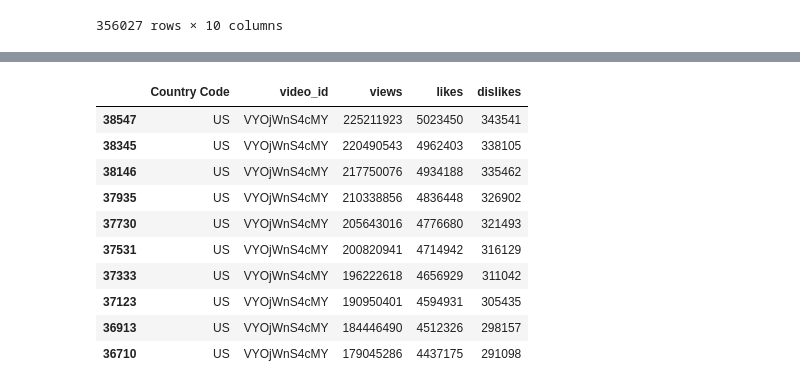
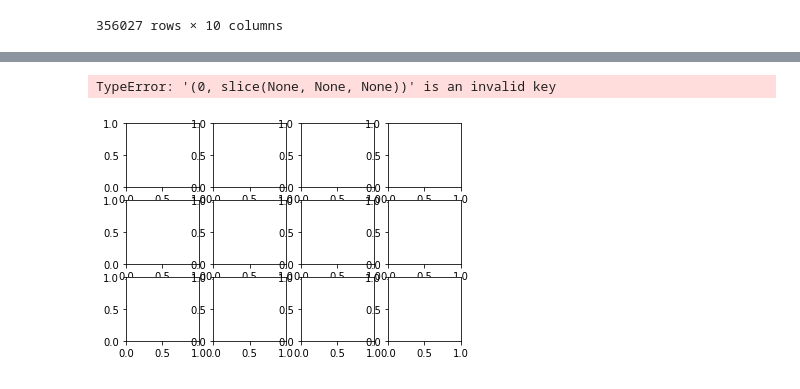
Before and after one commit to jherberg462/python-project, a Jupyter notebook: chris_analysis-Copy1.ipynb, the cells around one changed output, grey strips where cells are left out. Saved outputs shown, nothing was run; the diff lists cells and outputs as text; code cells hidden in the pictures.

```diff
--- a/chis_analysis.ipynb
+++ b/chris_analysis-Copy1.ipynb
@@ -115,19 +113,36 @@ data_jp = JP.loc[:,["Country Code", "video_id","views", "likes", "dislikes"]]
 
 data_kr = KR.loc[:,["Country Code", "video_id", "views", "likes", "dislikes"]]
 #data_kr
+# %%
+t = "Likes, Dislikes, and comments per Country"
+X  = df[['likes','dislikes','comment_count']]
+
+
+fig, axes= plt.subplots(3, 4)
+
+for i, ax in enumerate(axes.flatten()):
+    x = X[i,:]/np.sum(X[i,:])
+    ax.pie(x, autopct="%.1f%%", pctdistance=0.9)
+    ax.set_title(t.split()[i])
+
+plt.show()
+
+# Data to plot
+labels = 'Likes', 'Dislikes', 'Comments'
+sizes = [215, 130, 245]
+colors = ['gold', 'yellowgreen', 'lightcoral']
+explode = (0.1, 0, 0)  # explode 1st slice
+
+# Plot
+plt.pie(sizes, explode=explode, labels=labels, colors=colors,
+autopct='%1.1f%%', shadow=True, startangle=120)
+
+plt.axis('equal')
+plt.show()
+# %% [output]
+TypeError: '(0, slice(None, None, None))' is an invalid key
+[figure, added]
 # %%
 #sorted by views to see the highest trending video by country
 trending_us = data_us.sort_values("views", axis=0, ascending=False)
-trending_us.head(10)
+trending_us.head()
-# %% [output]
-|  | Country Code | video_id | views | likes | dislikes |
-| 38547 | US | VYOjWnS4cMY | 225211923 | 5023450 | 343541 |
-| 38345 | US | VYOjWnS4cMY | 220490543 | 4962403 | 338105 |
-| 38146 | US | VYOjWnS4cMY | 217750076 | 4934188 | 335462 |
-| 37935 | US | VYOjWnS4cMY | 210338856 | 4836448 | 326902 |
-| 37730 | US | VYOjWnS4cMY | 205643016 | 4776680 | 321493 |
-| 37531 | US | VYOjWnS4cMY | 200820941 | 4714942 | 316129 |
-| 37333 | US | VYOjWnS4cMY | 196222618 | 4656929 | 311042 |
-| 37123 | US | VYOjWnS4cMY | 190950401 | 4594931 | 305435 |
-| 36913 | US | VYOjWnS4cMY | 184446490 | 4512326 | 298157 |
-| 36710 | US | VYOjWnS4cMY | 179045286 | 4437175 | 291098 |
```
Also changed, not shown: parts of 27 cells of this notebook, 1 other file.
